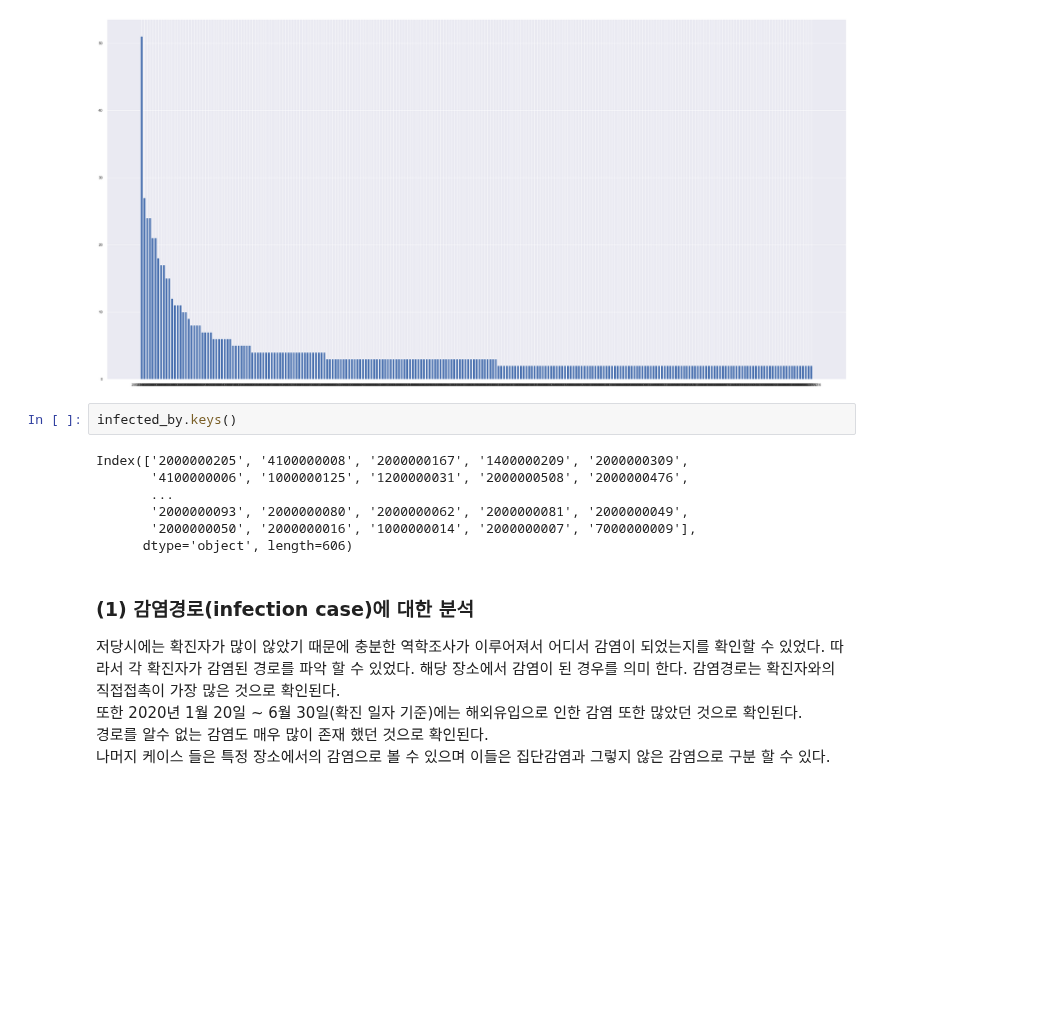
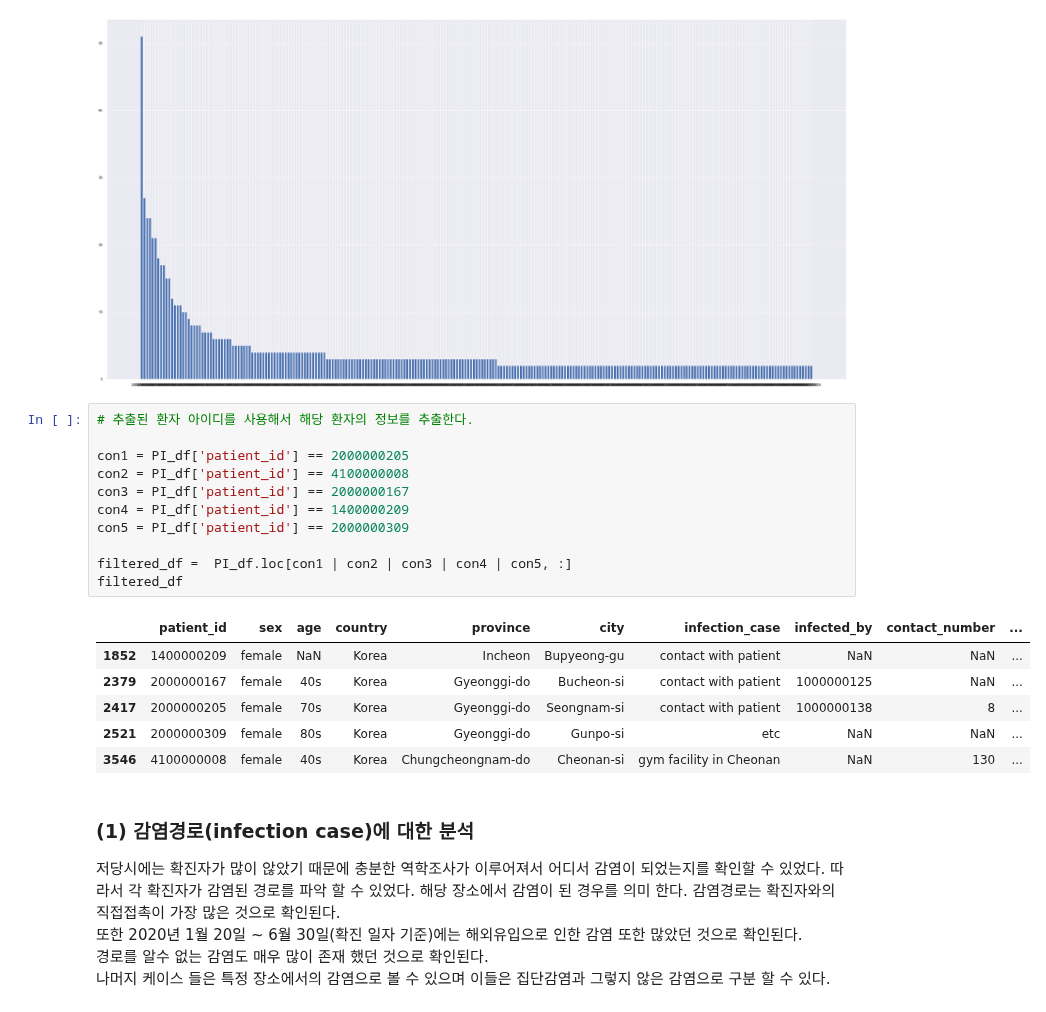
Before and after one commit to zzozzo/Datathon, a Jupyter notebook: DS_covid19.ipynb, the cells around one changed output. Drawn from its saved outputs; the diff is of its cells as text; blank space fills up the shorter version.

```diff
--- a/DS_covid19.ipynb
+++ b/DS_covid19.ipynb
@@ -159,15 +191,24 @@ plt.bar(x, y)
 plt.show()
 # %% [output]
 [figure]
-# %%
-infected_by.keys()
-# %% [output]
-Index(['2000000205', '4100000008', '2000000167', '1400000209', '2000000309',
-       '4100000006', '1000000125', '1200000031', '2000000508', '2000000476',
-       ...
-       '2000000093', '2000000080', '2000000062', '2000000081', '2000000049',
-       '2000000050', '2000000016', '1000000014', '2000000007', '7000000009'],
-      dtype='object', length=606)
+# %%
+# 추출된 환자 아이디를 사용해서 해당 환자의 정보를 추출한다.
+
+con1 = PI_df['patient_id'] == 2000000205
+con2 = PI_df['patient_id'] == 4100000008
+con3 = PI_df['patient_id'] == 2000000167
+con4 = PI_df['patient_id'] == 1400000209
+con5 = PI_df['patient_id'] == 2000000309
+
+filtered_df =  PI_df.loc[con1 | con2 | con3 | con4 | con5, :]
+filtered_df
+# %% [output]
+|  | patient_id | sex | age | country | province | city | infection_case | infected_by | contact_number | ... |
+| 1852 | 1400000209 | female | NaN | Korea | Incheon | Bupyeong-gu | contact with patient | NaN | NaN | ... |
+| 2379 | 2000000167 | female | 40s | Korea | Gyeonggi-do | Bucheon-si | contact with patient | 1000000125 | NaN | ... |
+| 2417 | 2000000205 | female | 70s | Korea | Gyeonggi-do | Seongnam-si | contact with patient | 1000000138 | 8 | ... |
+| 2521 | 2000000309 | female | 80s | Korea | Gyeonggi-do | Gunpo-si | etc | NaN | NaN | ... |
+| 3546 | 4100000008 | female | 40s | Korea | Chungcheongnam-do | Cheonan-si | gym facility in Cheonan | NaN | 130 | ... |
 # %% [markdown]
 ### (1) 감염경로(infection case)에 대한 분석
 저당시에는 확진자가 많이 않았기 때문에 충분한 역학조사가 이루어져서 어디서 감염이 되었는지를 확인할 수 있었다.
```
Also changed, not shown: parts of 12 cells of this notebook.
